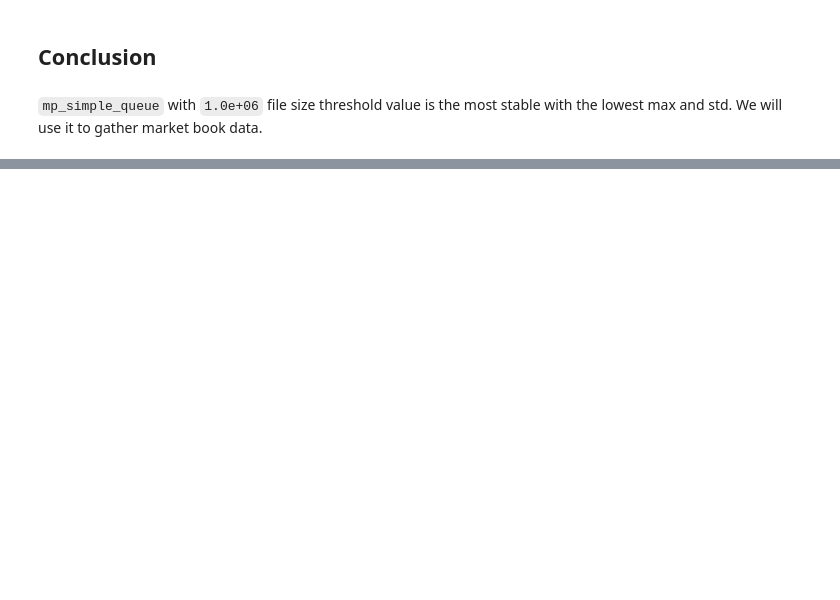
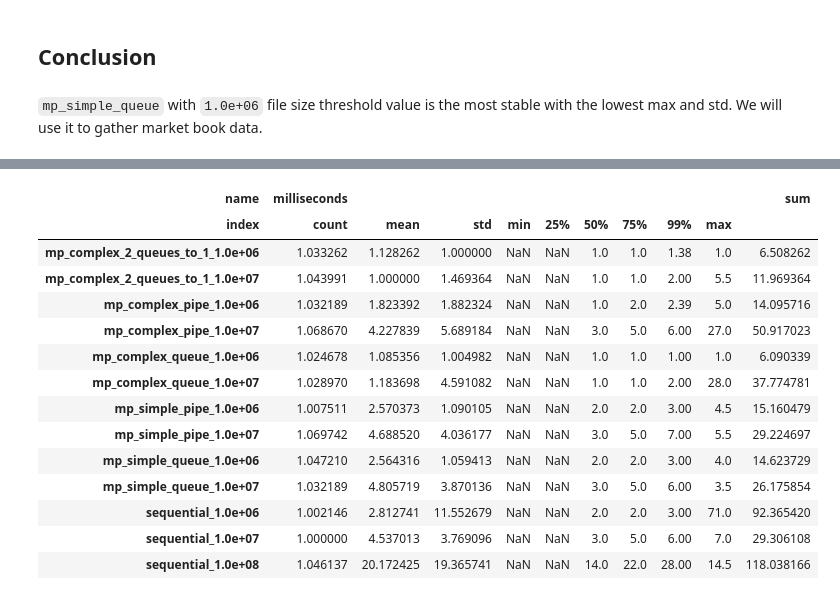
Before and after one commit to snakerzr/time_and_sales_prediction_exploration, a Jupyter notebook: multiprocessing_test.ipynb, the cells around one changed output, grey strips where cells are left out. Cells and saved outputs as stored; diff of their text form; code cells hidden in the pictures; blank space fills up the shorter version.

```diff
--- a/multiprocessing_test.ipynb
+++ b/multiprocessing_test.ipynb
@@ -446,3 +457,8 @@ a_list[2]
 ## Conclusion
 # %% [markdown]
 `mp_simple_queue` with `1.0e+06` file size threshold value is the most stable with the lowest max and std. We will use it to gather market book data.
+# %%
+methods_info_df, df_diff_dist = all_together('data\\diffs2\\',True)
+a_list2 = []
+for name,data in df_diff_dist.drop(columns=['days','hours','microseconds','nanoseconds'],level=0).groupby(level=0,axis=1,sort=False):
+    a_list2.append(data)
@@ -448,0 +533,25 @@ a_list[2]
+# %%
+temp_ = a_list2[2].copy()
+
+for col in temp_.columns:
+    temp_[col] = temp_[col] / temp_[col].min()
+
+temp_ = temp_.replace([np.inf, -np.inf], np.nan)
+temp_['sum'] = temp_.iloc[:,1:].sum(axis=1)
+temp_
+# %% [output]
+| name | milliseconds |  |  |  |  |  |  |  |  | sum |
+| index | count | mean | std | min | 25% | 50% | 75% | 99% | max |  |
+| mp_complex_2_queues_to_1_1.0e+06 | 1.033262 | 1.128262 | 1.000000 | NaN | NaN | 1.0 | 1.0 | 1.38 | 1.0 | 6.508262 |
+| mp_complex_2_queues_to_1_1.0e+07 | 1.043991 | 1.000000 | 1.469364 | NaN | NaN | 1.0 | 1.0 | 2.00 | 5.5 | 11.969364 |
+| mp_complex_pipe_1.0e+06 | 1.032189 | 1.823392 | 1.882324 | NaN | NaN | 1.0 | 2.0 | 2.39 | 5.0 | 14.095716 |
+| mp_complex_pipe_1.0e+07 | 1.068670 | 4.227839 | 5.689184 | NaN | NaN | 3.0 | 5.0 | 6.00 | 27.0 | 50.917023 |
+| mp_complex_queue_1.0e+06 | 1.024678 | 1.085356 | 1.004982 | NaN | NaN | 1.0 | 1.0 | 1.00 | 1.0 | 6.090339 |
+| mp_complex_queue_1.0e+07 | 1.028970 | 1.183698 | 4.591082 | NaN | NaN | 1.0 | 1.0 | 2.00 | 28.0 | 37.774781 |
+| mp_simple_pipe_1.0e+06 | 1.007511 | 2.570373 | 1.090105 | NaN | NaN | 2.0 | 2.0 | 3.00 | 4.5 | 15.160479 |
+| mp_simple_pipe_1.0e+07 | 1.069742 | 4.688520 | 4.036177 | NaN | NaN | 3.0 | 5.0 | 7.00 | 5.5 | 29.224697 |
+| mp_simple_queue_1.0e+06 | 1.047210 | 2.564316 | 1.059413 | NaN | NaN | 2.0 | 2.0 | 3.00 | 4.0 | 14.623729 |
+| mp_simple_queue_1.0e+07 | 1.032189 | 4.805719 | 3.870136 | NaN | NaN | 3.0 | 5.0 | 6.00 | 3.5 | 26.175854 |
+| sequential_1.0e+06 | 1.002146 | 2.812741 | 11.552679 | NaN | NaN | 2.0 | 2.0 | 3.00 | 71.0 | 92.365420 |
+| sequential_1.0e+07 | 1.000000 | 4.537013 | 3.769096 | NaN | NaN | 3.0 | 5.0 | 6.00 | 7.0 | 29.306108 |
+| sequential_1.0e+08 | 1.046137 | 20.172425 | 19.365741 | NaN | NaN | 14.0 | 22.0 | 28.00 | 14.5 | 118.038166 |
```
Also changed, not shown: parts of 13 cells of this notebook, 1 other file.
